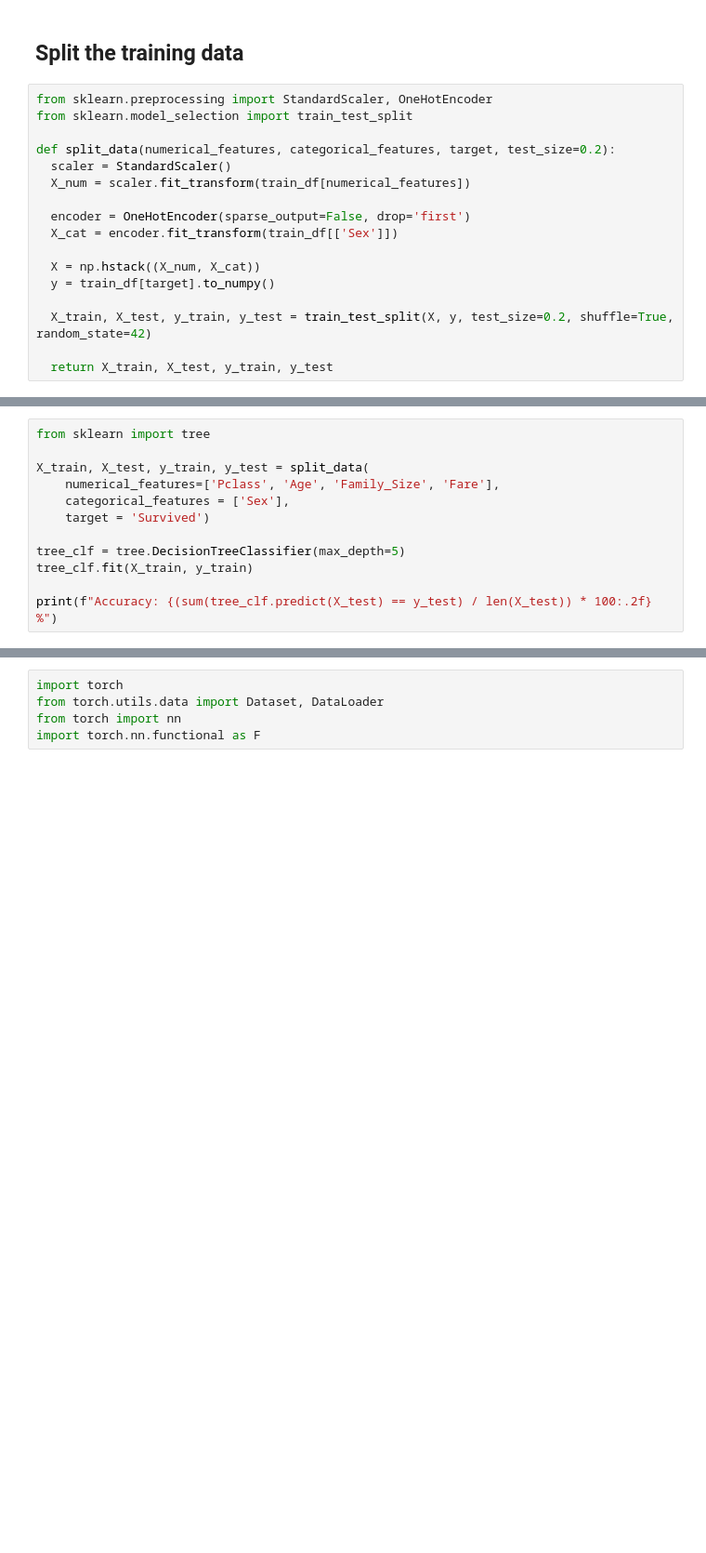
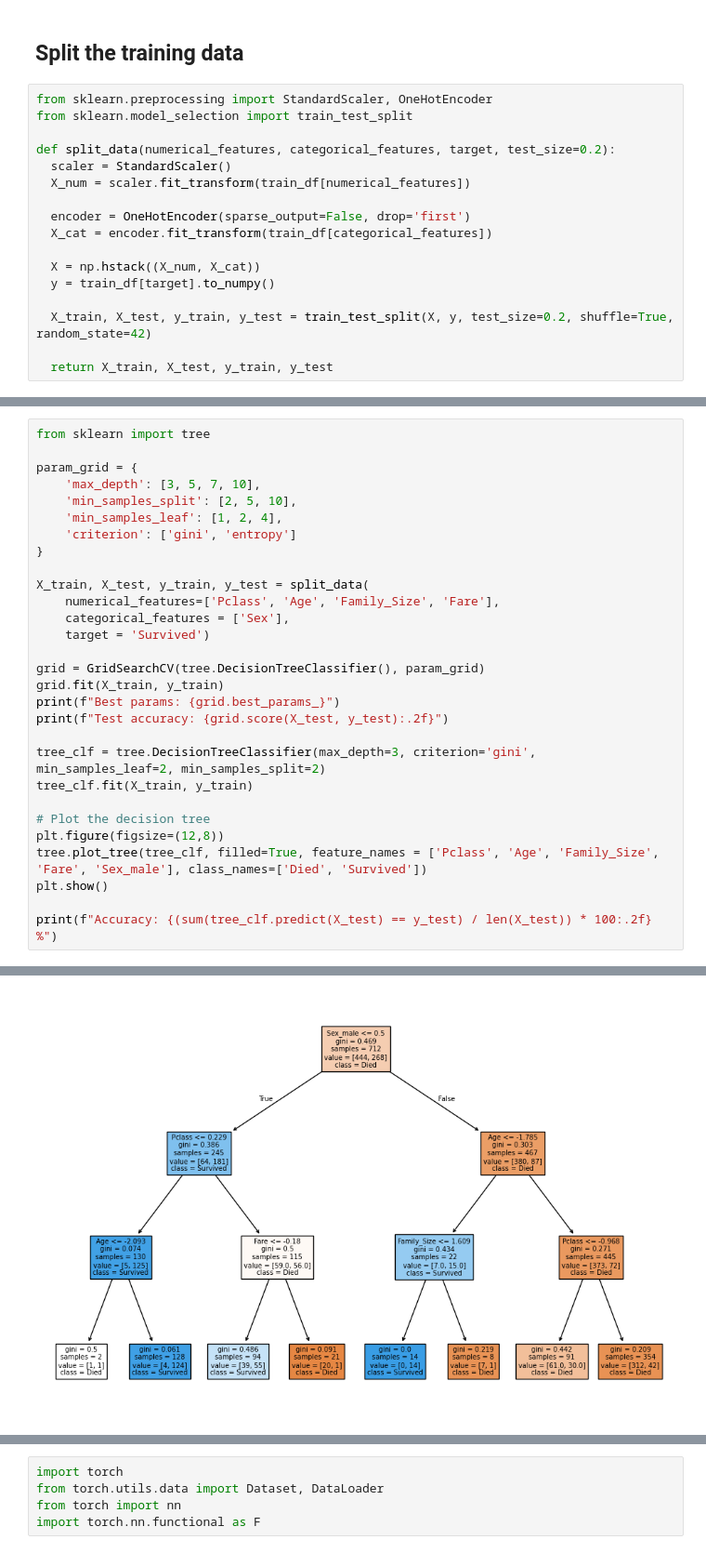
Before and after one commit to alexehrlich/titanic, a Jupyter notebook: data_exploration.ipynb, the cells around one changed output, grey strips where cells are left out. Shown: that part at 93% size. Drawn from its saved outputs; the diff is of its cells as text; blank space fills up the shorter version.

Commit message:
Search Grid for hyperparamters

```diff
--- a/data_exploration.ipynb
+++ b/data_exploration.ipynb
@@ -409,7 +409,7 @@ def split_data(numerical_features, categorical_features, target, test_size=0.2):
   X_num = scaler.fit_transform(train_df[numerical_features])
 
   encoder = OneHotEncoder(sparse_output=False, drop='first')
-  X_cat = encoder.fit_transform(train_df[['Sex']])
+  X_cat = encoder.fit_transform(train_df[categorical_features])
 
   X = np.hstack((X_num, X_cat))
   y = train_df[target].to_numpy()
@@ -434,13 +463,30 @@ Accuracy: 81.56 %
 # %%
 from sklearn import tree
+
+param_grid = {
+    'max_depth': [3, 5, 7, 10],
+    'min_samples_split': [2, 5, 10],
+    'min_samples_leaf': [1, 2, 4],
+    'criterion': ['gini', 'entropy']
+}
 
 X_train, X_test, y_train, y_test = split_data(
     numerical_features=['Pclass', 'Age', 'Family_Size', 'Fare'],
     categorical_features = ['Sex'],
     target = 'Survived')
 
-tree_clf = tree.DecisionTreeClassifier(max_depth=5)
+grid = GridSearchCV(tree.DecisionTreeClassifier(), param_grid)
+grid.fit(X_train, y_train)
+print(f"Best params: {grid.best_params_}")
+print(f"Test accuracy: {grid.score(X_test, y_test):.2f}")
+
+tree_clf = tree.DecisionTreeClassifier(max_depth=3, criterion='gini',  min_samples_leaf=2, min_samples_split=2)
 tree_clf.fit(X_train, y_train)
 
+# Plot the decision tree
+plt.figure(figsize=(12,8))
+tree.plot_tree(tree_clf, filled=True, feature_names = ['Pclass', 'Age', 'Family_Size', 'Fare', 'Sex_male'], class_names=['Died', 'Survived'])
+plt.show()
+
 print(f"Accuracy: {(sum(tree_clf.predict(X_test) == y_test) / len(X_test)) * 100:.2f} %")
 # %% [output]
@@ -447,0 +495 @@ Accuracy: 80.45 %
+[figure, added]
```
Also changed, not shown: parts of 16 cells of this notebook.
